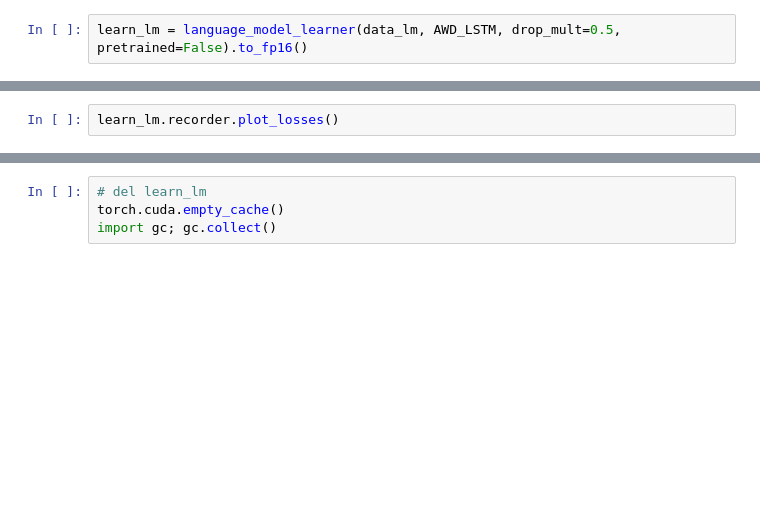
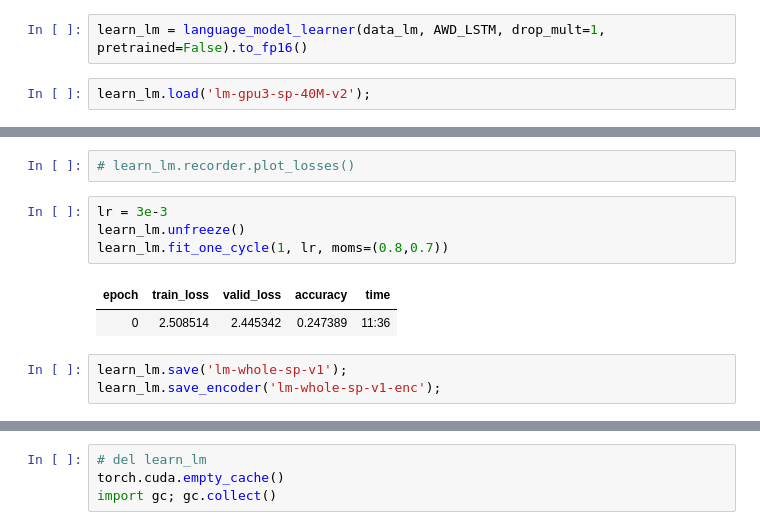
Before and after one commit to panaali/bilmo, a Jupyter notebook: v3/lm-gpu2.ipynb, the cells around one changed output, grey strips where cells are left out. Saved outputs shown, nothing was run; the diff lists cells and outputs as text; blank space fills up the shorter version.

Commit message:
Distributed language model

```diff
--- a/v3/lm-gpu2.ipynb
+++ b/v3/lm-gpu2.ipynb
@@ -71,3 +91,5 @@ len(data_lm.vocab.itos)
 # %%
-learn_lm = language_model_learner(data_lm, AWD_LSTM, drop_mult=0.5, pretrained=False).to_fp16()
+learn_lm = language_model_learner(data_lm, AWD_LSTM, drop_mult=1, pretrained=False).to_fp16()
+# %%
+learn_lm.load('lm-gpu3-sp-40M-v2');
 # %%
@@ -84,3 +104,13 @@ learn_lm.recorder.plot(skip_end = 15)
 # %%
-learn_lm.recorder.plot_losses()
+# learn_lm.recorder.plot_losses()
+# %%
+lr = 3e-3
+learn_lm.unfreeze()
+learn_lm.fit_one_cycle(1, lr, moms=(0.8,0.7))
+# %% [output]
+| epoch | train_loss | valid_loss | accuracy | time |
+| 0 | 2.508514 | 2.445342 | 0.247389 | 11:36 |
+# %%
+learn_lm.save('lm-whole-sp-v1');
+learn_lm.save_encoder('lm-whole-sp-v1-enc');
 # %%
```
Also changed, not shown: parts of 32 cells of this notebook, 5 other files.
